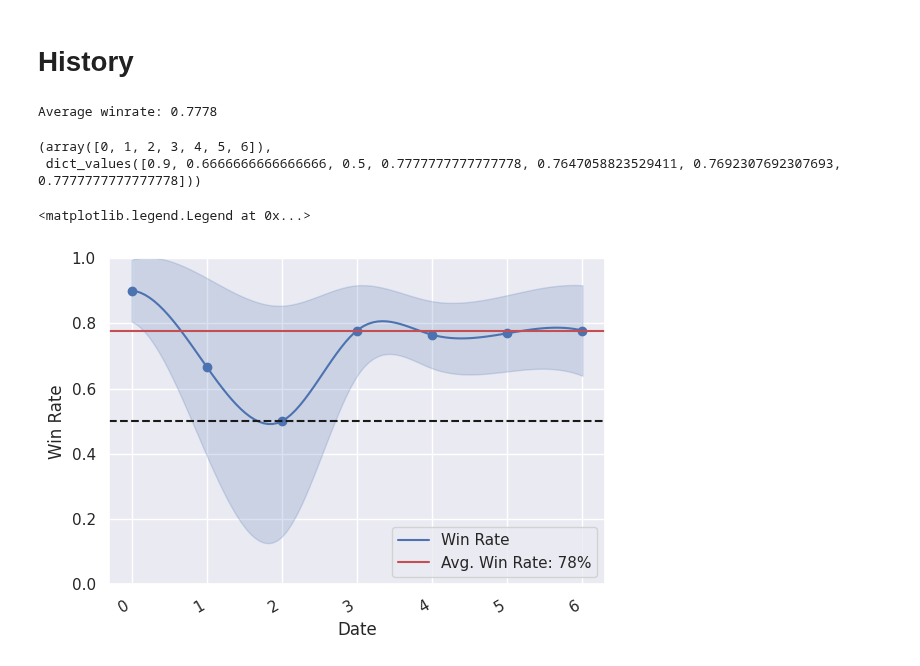
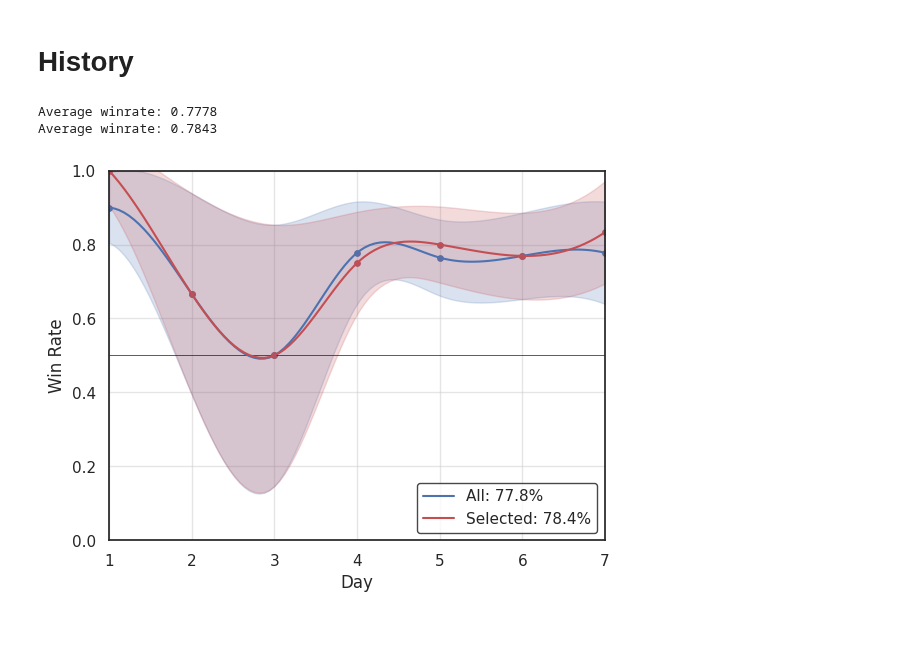
Before and after one commit to ansonkwokth/TableTennisPrediction, a Jupyter notebook: example.ipynb, the cells around one changed output. Saved outputs shown, nothing was run; the diff lists cells and outputs as text; code cells hidden in the pictures; blank space fills up the shorter version.

```diff
--- a/example.ipynb
+++ b/example.ipynb
@@ -535,6 +531,13 @@ winrate_dt = {}
 uncert_dt = {}
 total_wins = 0
 total_games = 0
+
+winrate_P_dt = {}
+uncert_P_dt = {}
+P_th = 0.6
+total_wins_P = 0
+total_games_P = 0
+
 for d in df_hist.Date.unique():
     if pd.isnull(d): continue
     df_hist_i = df_hist[df_hist.Date == d]
@@ -548,49 +551,74 @@ for d in df_hist.Date.unique():
     total_wins += n_win
     total_games += n_game
 
+    df_hist_P_i = df_hist_i[df_hist_i.Prob >= P_th]
+    n_game_P = len(df_hist_P_i)
+    n_win_P = len(df_hist_P_i[df_hist_P_i.Win==1])
+    p_P = (n_win_P / n_game_P)
+    uncert_P_i = (p_P*(1-p_P)/len(df_hist_P_i))**0.5
+    winrate_P_dt[d] = p_P
+    uncert_P_dt[d] = uncert_P_i
+
+    total_wins_P += n_win_P
+    total_games_P += n_game_P
+
 avg_winrate = total_wins / total_games
+avg_winrate_P = total_wins_P / total_games_P
 print(f"Average winrate: {avg_winrate:.4f}")
+print(f"Average winrate: {avg_winrate_P:.4f}")
 # %% [output]
 Average winrate: 0.7778
+Average winrate: 0.7843
-# %%
-np.arange(len(winrate_dt_d)), winrate_dt_d.values()
-# %% [output]
-(array([0, 1, 2, 3, 4, 5, 6]),
- dict_values([0.9, 0.6666666666666666, 0.5, 0.7777777777777778, 0.7647058823529411, 0.7692307692307693, 0.7777777777777778]))
 # %%
 dates = winrate_dt.keys()
 p = np.array(list(winrate_dt.values()))
+p_P = np.array(list(winrate_P_dt.values()))
 uncert = np.array(list(uncert_dt.values()))
+uncert_P = np.array(list(uncert_P_dt.values()))
 
-# winrate_dt_d = {i: value for i, (key, value) in enumerate(winrate_dt.items())}
-cubic_interpolation_model = interp1d(np.arange(len(winrate_dt)), p, kind = "cubic")
-X_p=np.linspace(0, len(winrate_dt)-1, 100)
-Y_p=cubic_interpolation_model(X_p)
+def smooth_p_uncert(p, uncer):
+    cubic_interpolation_model = interp1d(np.arange(len(p))+1, p, kind = "cubic")
+    X_p=np.linspace(1, len(p), 100)
+    Y_p=cubic_interpolation_model(X_p)
 
-cubic_interpolation_model = interp1d(np.arange(len(winrate_dt)), uncert, kind = "cubic")
-Y_uncert=cubic_interpolation_model(X_p)
+    cubic_interpolation_model = interp1d(np.arange(len(p))+1, uncert, kind = "cubic")
+    Y_uncert=cubic_interpolation_model(X_p)
+    return X_p, Y_p, Y_uncert
 
+X_p, Y_p, Y_uncert = smooth_p_uncert(p, uncert)
+X_p_P, Y_p_P, Y_uncert_P = smooth_p_uncert(p_P, uncert_P)
 
-plt.plot(X_p, Y_p, color='b', label='Win Rate')
-plt.scatter(np.arange(len(winrate_dt)), p)
+plt.axhline(0.5, color='k', lw=0.5)
+plt.plot(X_p, Y_p, color='b', label=f'All: {avg_winrate*100:.1f}%')
+plt.plot(X_p_P, Y_p_P, color='r', label=f'Selected: {avg_winrate_P*100:.1f}%')
+plt.scatter(np.arange(len(winrate_dt))+1, p, color='b', s=15)
+plt.scatter(np.arange(len(winrate_dt))+1, p_P, color='r', s=15)
 
 plt.fill_between(X_p,
                  Y_p + Y_uncert,
                  Y_p - Y_uncert,
                  color='b', alpha=0.2)
+plt.fill_between(X_p_P,
+                 Y_p_P + Y_uncert_P,
+                 Y_p_P - Y_uncert_P,
+                 color='r', alpha=0.2)
 
 plt.ylim(0, 1)
-plt.axhline(0.5, color='k', linestyle='--')
-plt.axhline(avg_winrate, color='r', label=f'Avg. Win Rate: {avg_winrate*100:.0f}%')
-plt.xlabel("Date")
+# plt.axhline(avg_winrate, color='b', linestyle='-', lw=1, label=f'Avg. Win Rate: {avg_winrate*100:.1f}%')
+# plt.axhline(avg_winrate_P, color='r', linestyle='-', lw=1, label=f'Avg. Win Rate: {avg_winrate_P*100:.1f}%')
+plt.xlabel("Day")
 plt.ylabel("Win Rate")
 
-plt.gcf().autofmt_xdate()
+# plt.gcf().autofmt_xdate()
+plt.margins(x=0)
+plt.grid(True, linestyle='-', alpha=0.5)
 
-plt.legend()
+legend = plt.legend()
+frame = legend.get_frame()
+frame.set_facecolor('white')
+frame.set_edgecolor('k')
 # %% [output]
-<matplotlib.legend.Legend at 0x...>
-[figure, old version]
+[figure, new version]
 # %%
 ret_dt = {}
 ret_EV_dt = {}
```
Also changed, not shown: parts of 7 cells of this notebook.
